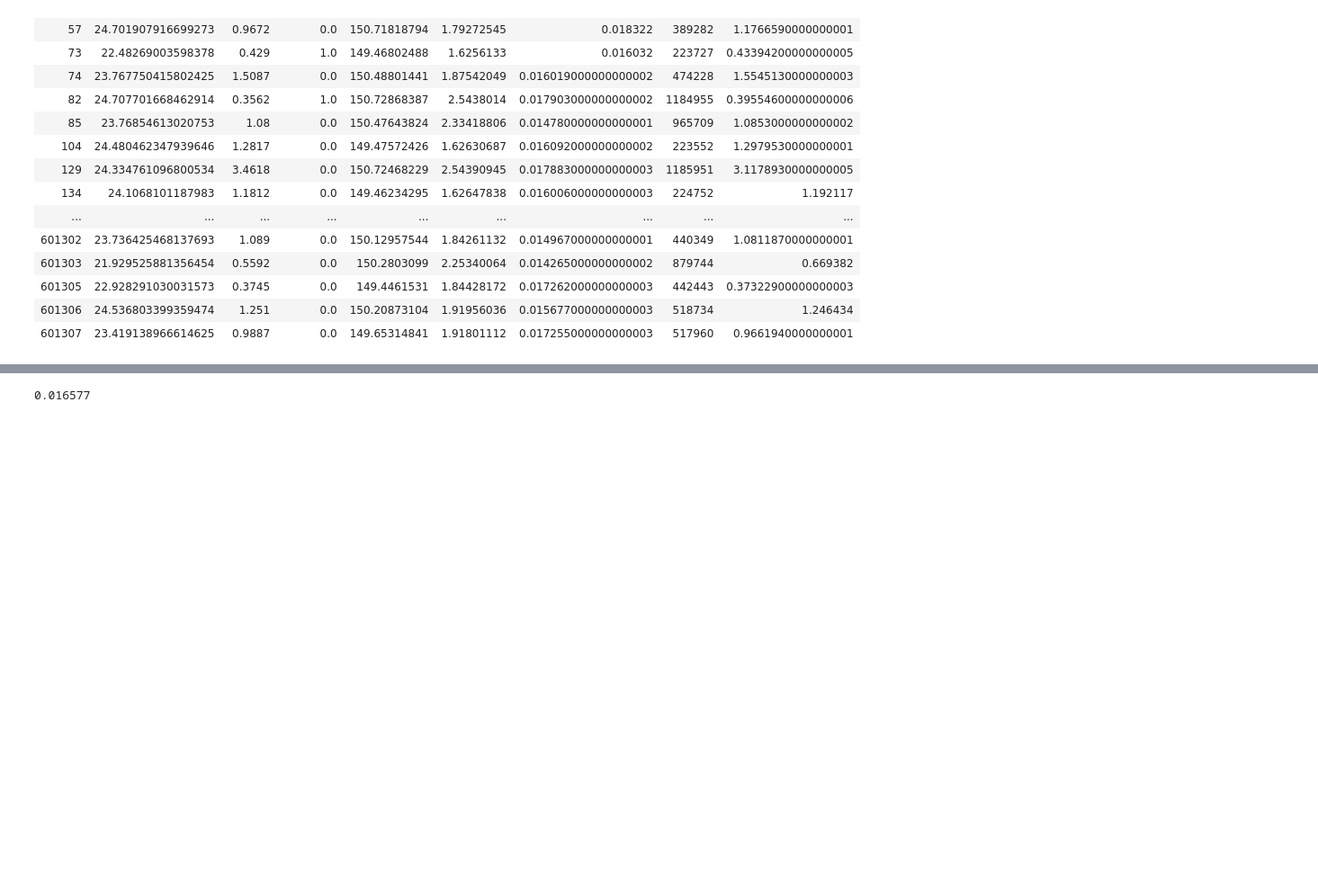
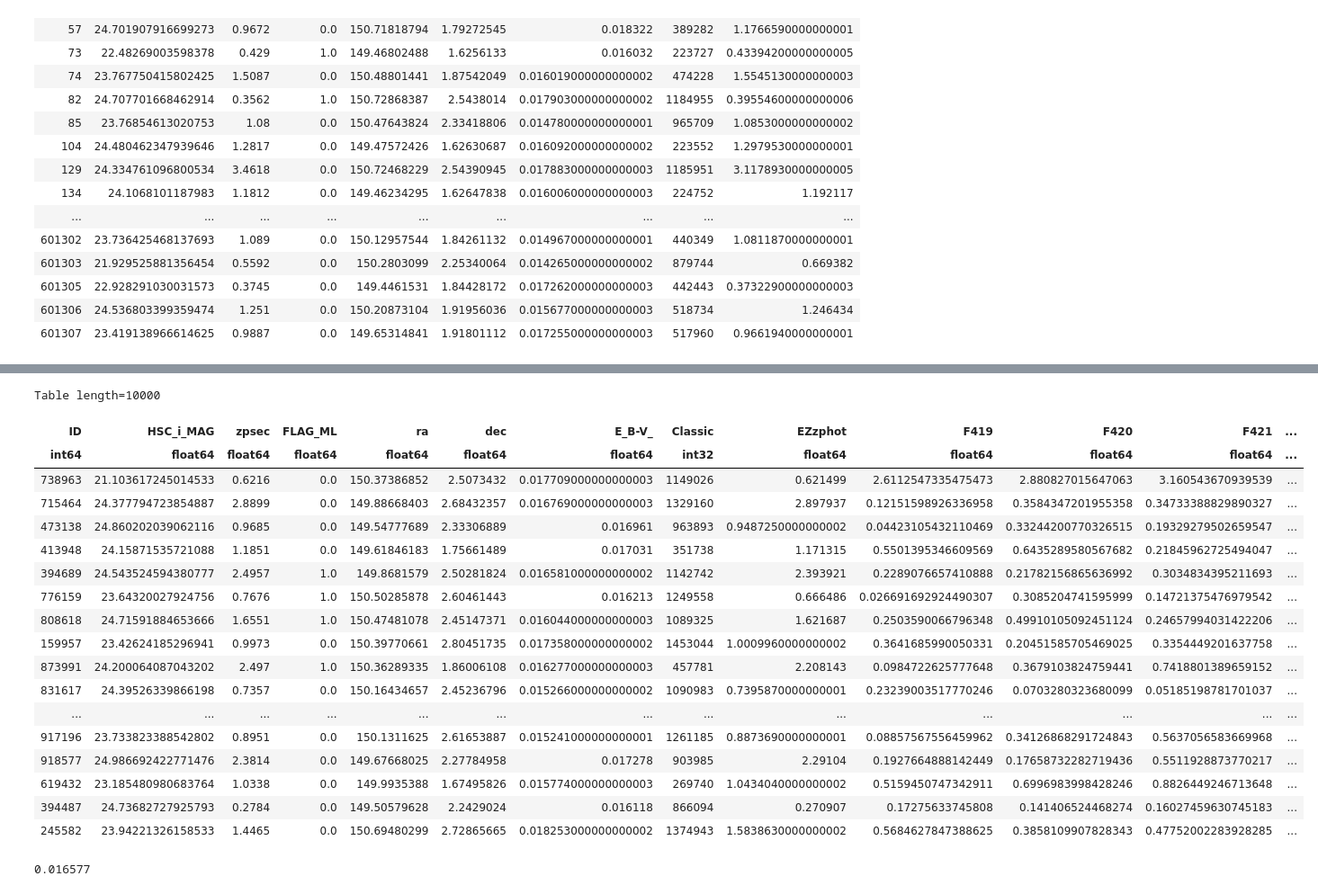
Before and after one commit to hbahk/spherex-challenge, a Jupyter notebook: 7ds_challenge/make_eazy_feeds.ipynb, the cells around one changed output, grey strips where cells are left out. Shown at 90% size. Cells and saved outputs as stored; diff of their text form; code cells hidden in the pictures; blank space fills up the shorter version.

Commit message:
making subset input catalogs

```diff
--- a/7ds_challenge/make_eazy_feeds.ipynb
+++ b/7ds_challenge/make_eazy_feeds.ipynb
@@ -120,6 +120,12 @@ for fl, el, sl in zip(fluxlabels, errolabels, surveylabels):
     errotab = Table(data=fiducial_erro_array, names=erro_colnames)
     inputtab = hstack([base, fluxtab, errotab])
     inputtab.write(INPUTDIR / f"input_{sl}.csv", format="ascii.csv", overwrite=True)
+
+    # making a subset of the input catalog for testing
+    np.random.seed(185)
+    selectionid = np.random.choice(len(inputtab), 10000, replace=False)
+    subsettab = inputtab[selectionid]
+    subsettab.write(INPUTDIR / f"input_{sl}_subset.csv", format="ascii.csv", overwrite=True)
 # %%
 inputtab
 # %% [output]
@@ -142,6 +148,28 @@ Table length=166041
 | 601305 | 22.928291030031573 | 0.3745 | 0.0 | 149.4461531 | 1.84428172 | 0.017262000000000003 | 442443 | 0.37322900000000003 | 0.9806456944258242 | 0.9199367086117048 | 1.0064312584728248 | ... |
 | 601306 | 24.536803399359474 | 1.251 | 0.0 | 150.20873104 | 1.91956036 | 0.015677000000000003 | 518734 | 1.246434 | 0.4448403836558903 | 0.3769398725113616 | 0.6588841366183233 | ... |
 | 601307 | 23.419138966614625 | 0.9887 | 0.0 | 149.65314841 | 1.91801112 | 0.017255000000000003 | 517960 | 0.9661940000000001 | 0.8486022094737301 | 0.764619503562235 | 0.8365446645146113 | ... |
+# %%
+subsettab
+# %% [output]
+Table length=10000
+| ID | HSC_i_MAG | zpsec | FLAG_ML | ra | dec | E_B-V_ | Classic | EZzphot | F419 | F420 | F421 | ... |
+| int64 | float64 | float64 | float64 | float64 | float64 | float64 | int32 | float64 | float64 | float64 | float64 | ... |
+| 738963 | 21.103617245014533 | 0.6216 | 0.0 | 150.37386852 | 2.5073432 | 0.017709000000000003 | 1149026 | 0.621499 | 2.6112547335475473 | 2.880827015647063 | 3.160543670939539 | ... |
+| 715464 | 24.377794723854887 | 2.8899 | 0.0 | 149.88668403 | 2.68432357 | 0.016769000000000003 | 1329160 | 2.897937 | 0.12151598926336958 | 0.3584347201955358 | 0.34733388829890327 | ... |
+| 473138 | 24.860202039062116 | 0.9685 | 0.0 | 149.54777689 | 2.33306889 | 0.016961 | 963893 | 0.9487250000000002 | 0.04423105432110469 | 0.33244200770326515 | 0.19329279502659547 | ... |
+| 413948 | 24.15871535721088 | 1.1851 | 0.0 | 149.61846183 | 1.75661489 | 0.017031 | 351738 | 1.171315 | 0.5501395346609569 | 0.6435289580567682 | 0.21845962725494047 | ... |
+| 394689 | 24.543524594380777 | 2.4957 | 1.0 | 149.8681579 | 2.50281824 | 0.016581000000000002 | 1142742 | 2.393921 | 0.2289076657410888 | 0.21782156865636992 | 0.3034834395211693 | ... |
+| 776159 | 23.64320027924756 | 0.7676 | 1.0 | 150.50285878 | 2.60461443 | 0.016213 | 1249558 | 0.666486 | 0.026691692924490307 | 0.3085204741595999 | 0.14721375476979542 | ... |
+| 808618 | 24.71591884653666 | 1.6551 | 1.0 | 150.47481078 | 2.45147371 | 0.016044000000000003 | 1089325 | 1.621687 | 0.2503590066796348 | 0.49910105092451124 | 0.24657994031422206 | ... |
+| 159957 | 23.42624185296941 | 0.9973 | 0.0 | 150.39770661 | 2.80451735 | 0.017358000000000002 | 1453044 | 1.0009960000000002 | 0.3641685990050331 | 0.20451585705469025 | 0.3354449201637758 | ... |
+| 873991 | 24.200064087043202 | 2.497 | 1.0 | 150.36289335 | 1.86006108 | 0.016277000000000003 | 457781 | 2.208143 | 0.0984722625777648 | 0.3679103824759441 | 0.7418801389659152 | ... |
+| 831617 | 24.39526339866198 | 0.7357 | 0.0 | 150.16434657 | 2.45236796 | 0.015266000000000002 | 1090983 | 0.7395870000000001 | 0.23239003517770246 | 0.0703280323680099 | 0.05185198781701037 | ... |
+| ... | ... | ... | ... | ... | ... | ... | ... | ... | ... | ... | ... | ... |
+| 917196 | 23.733823388542802 | 0.8951 | 0.0 | 150.1311625 | 2.61653887 | 0.015241000000000001 | 1261185 | 0.8873690000000001 | 0.08857567556459962 | 0.34126868291724843 | 0.5637056583669968 | ... |
+| 918577 | 24.986692422771476 | 2.3814 | 0.0 | 149.67668025 | 2.27784958 | 0.017278 | 903985 | 2.29104 | 0.1927664888142449 | 0.17658732282719436 | 0.5511928873770217 | ... |
+| 619432 | 23.185480980683764 | 1.0338 | 0.0 | 149.9935388 | 1.67495826 | 0.015774000000000003 | 269740 | 1.0434040000000002 | 0.5159450747342911 | 0.6996983998428246 | 0.8826449246713648 | ... |
+| 394487 | 24.73682727925793 | 0.2784 | 0.0 | 149.50579628 | 2.2429024 | 0.016118 | 866094 | 0.270907 | 0.17275633745808 | 0.141406524468274 | 0.16027459630745183 | ... |
+| 245582 | 23.94221326158533 | 1.4465 | 0.0 | 150.69480299 | 2.72865665 | 0.018253000000000002 | 1374943 | 1.5838630000000002 | 0.5684627847388625 | 0.3858109907828343 | 0.47752002283928285 | ... |
 # %%
 np.median(base['E_B-V_'])
 # %% [output]
```
